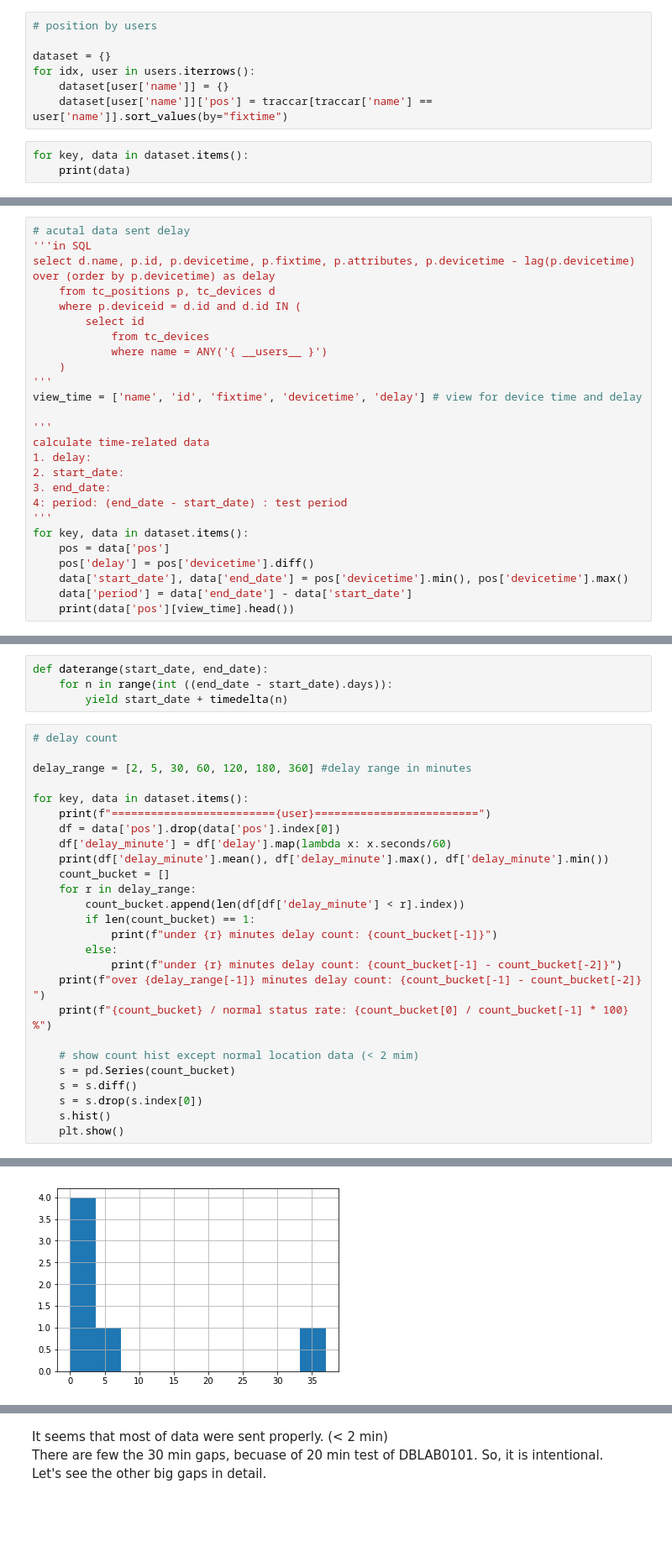
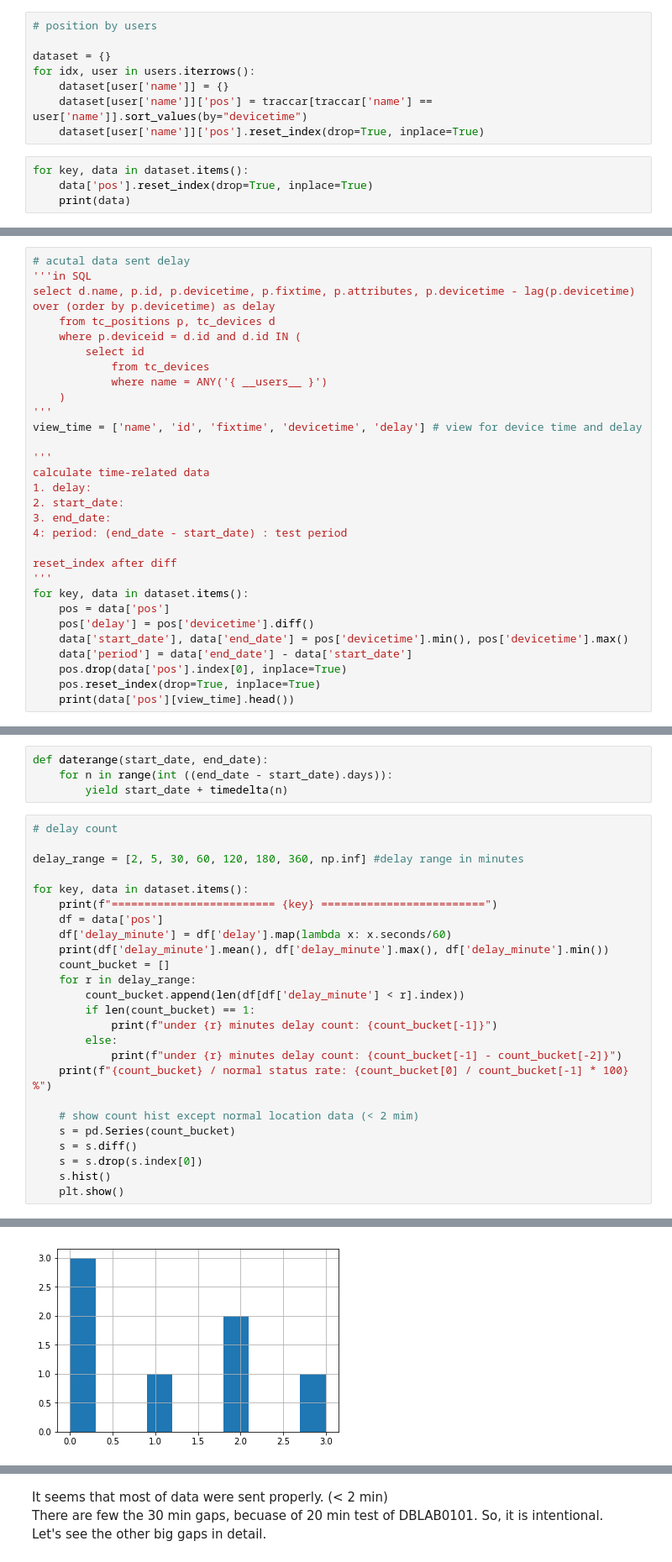
Before and after one commit to jaehyukcha/jaunt, a Jupyter notebook: Finding Ghosts.ipynb, the cells around one changed output, grey strips where cells are left out. Shown at 84% size. Cells and saved outputs as stored; diff of their text form; blank space fills up the shorter version.

```diff
--- a/Finding Ghosts.ipynb
+++ b/Finding Ghosts.ipynb
@@ -182,8 +182,10 @@ Saving dataframe or addtional properies by users
 dataset = {}
 for idx, user in users.iterrows():
     dataset[user['name']] = {}
-    dataset[user['name']]['pos'] = traccar[traccar['name'] == user['name']].sort_values(by="fixtime")
+    dataset[user['name']]['pos'] = traccar[traccar['name'] == user['name']].sort_values(by="devicetime")
+    dataset[user['name']]['pos'].reset_index(drop=True, inplace=True)
 # %%
 for key, data in dataset.items():
+    data['pos'].reset_index(drop=True, inplace=True)
     print(data)
 # %% [output]
@@ -228,11 +232,15 @@ calculate time-related data
 2. start_date:
 3. end_date:
 4: period: (end_date - start_date) : test period
+
+reset_index after diff
 '''
 for key, data in dataset.items():
     pos = data['pos']
     pos['delay'] = pos['devicetime'].diff()
     data['start_date'], data['end_date'] = pos['devicetime'].min(), pos['devicetime'].max()
     data['period'] = data['end_date'] - data['start_date']
+    pos.drop(data['pos'].index[0], inplace=True)
+    pos.reset_index(drop=True, inplace=True)
     print(data['pos'][view_time].head())
 # %% [output]
@@ -260,11 +268,11 @@ def daterange(start_date, end_date):
 # %%
 # delay count
 
-delay_range = [2, 5, 30, 60, 120, 180, 360] #delay range in minutes
+delay_range = [2, 5, 30, 60, 120, 180, 360, np.inf] #delay range in minutes
 
 for key, data in dataset.items():
-    print(f"========================={user}=========================")
-    df = data['pos'].drop(data['pos'].index[0])
+    print(f"========================= {key} =========================")
+    df = data['pos']
     df['delay_minute'] = df['delay'].map(lambda x: x.seconds/60)
     print(df['delay_minute'].mean(), df['delay_minute'].max(), df['delay_minute'].min())
     count_bucket = []
@@ -274,7 +282,6 @@ for key, data in dataset.items():
             print(f"under {r} minutes delay count: {count_bucket[-1]}")
         else:
             print(f"under {r} minutes delay count: {count_bucket[-1] - count_bucket[-2]}")
-    print(f"over {delay_range[-1]} minutes delay count: {count_bucket[-1] - count_bucket[-2]} ")
     print(f"{count_bucket} / normal status rate: {count_bucket[0] / count_bucket[-1] * 100} %")
 
     # show count hist except normal location data (< 2 mim)
@@ -322 +329 @@ over 360 minutes delay count: 4
-[figure, old version]
+[figure, new version]
```
Also changed, not shown: parts of 46 cells of this notebook.
